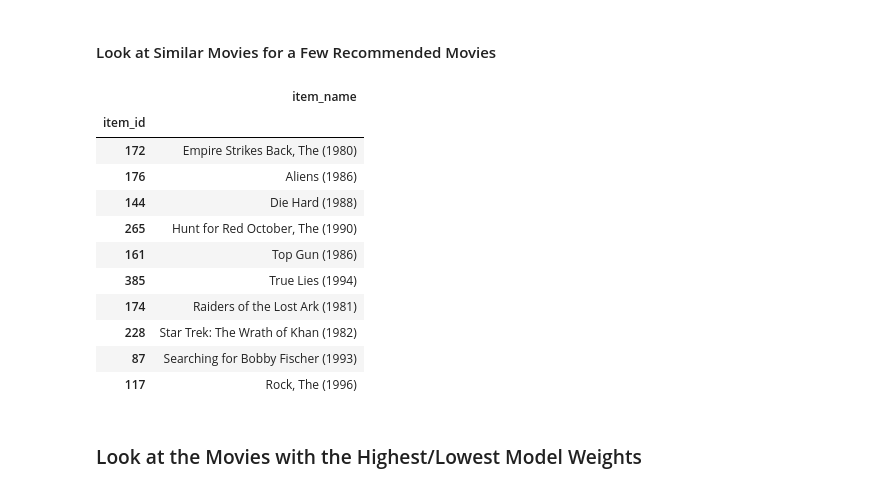
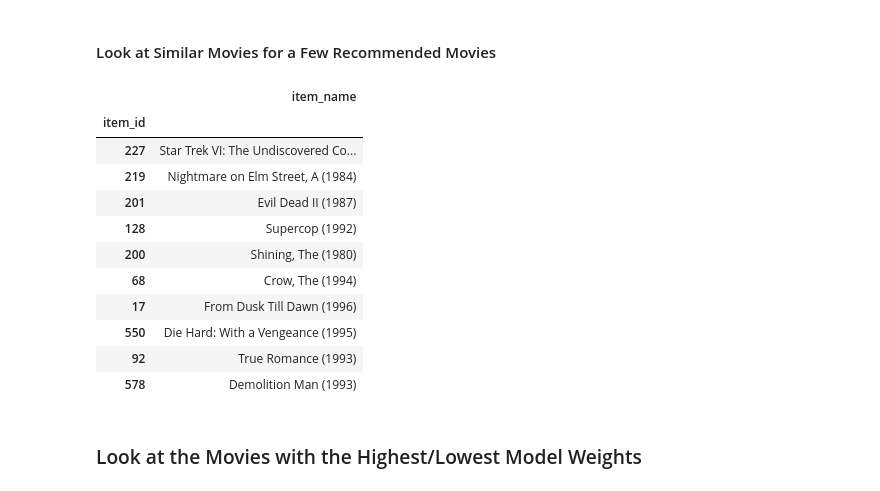
Before and after one commit to etlundquist/rankfm, a Jupyter notebook: notebooks/movielens-example.ipynb, the cells around one changed output. Saved outputs shown, nothing was run; the diff lists cells and outputs as text; code cells hidden in the pictures.

```diff
--- a/notebooks/movielens-example.ipynb
+++ b/notebooks/movielens-example.ipynb
@@ -565,22 +625,22 @@ user_item_names
 # %% [markdown]
 #### Look at Similar Movies for a Few Recommended Movies
 # %%
-most_similar_items = model.similar_items(181.0)
+most_similar_items = model.similar_items(184.0)
 most_similar_names = item_names.set_index('item_id').loc[most_similar_items]
 most_similar_names
 # %% [output]
 |  | item_name |
 | item_id |  |
-| 172 | Empire Strikes Back, The (1980) |
-| 176 | Aliens (1986) |
-| 144 | Die Hard (1988) |
-| 265 | Hunt for Red October, The (1990) |
-| 161 | Top Gun (1986) |
-| 385 | True Lies (1994) |
-| 174 | Raiders of the Lost Ark (1981) |
-| 228 | Star Trek: The Wrath of Khan (1982) |
-| 87 | Searching for Bobby Fischer (1993) |
-| 117 | Rock, The (1996) |
+| 227 | Star Trek VI: The Undiscovered Co... |
+| 219 | Nightmare on Elm Street, A (1984) |
+| 201 | Evil Dead II (1987) |
+| 128 | Supercop (1992) |
+| 200 | Shining, The (1980) |
+| 68 | Crow, The (1994) |
+| 17 | From Dusk Till Dawn (1996) |
+| 550 | Die Hard: With a Vengeance (1995) |
+| 92 | True Romance (1993) |
+| 578 | Demolition Man (1993) |
 # %% [markdown]
 ### Look at the Movies with the Highest/Lowest Model Weights
 # %%
```
Also changed, not shown: parts of 48 cells of this notebook, 4 other files.
